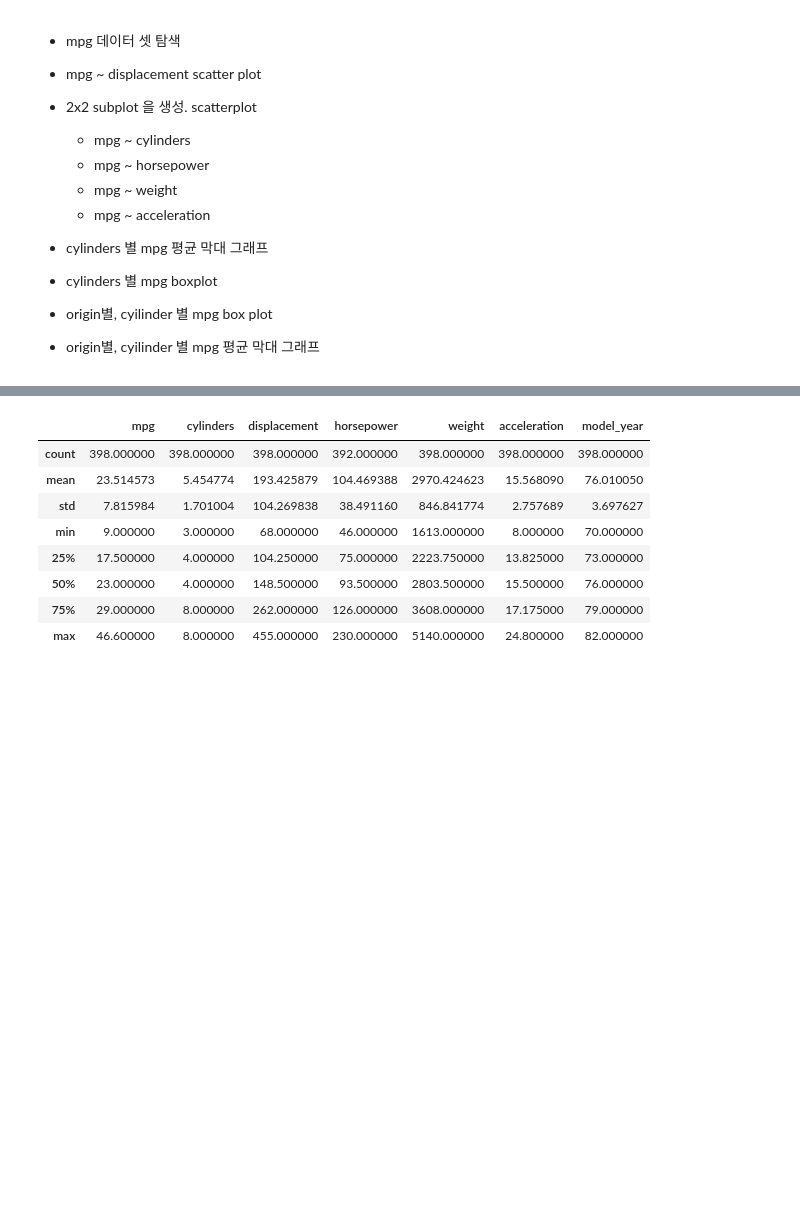
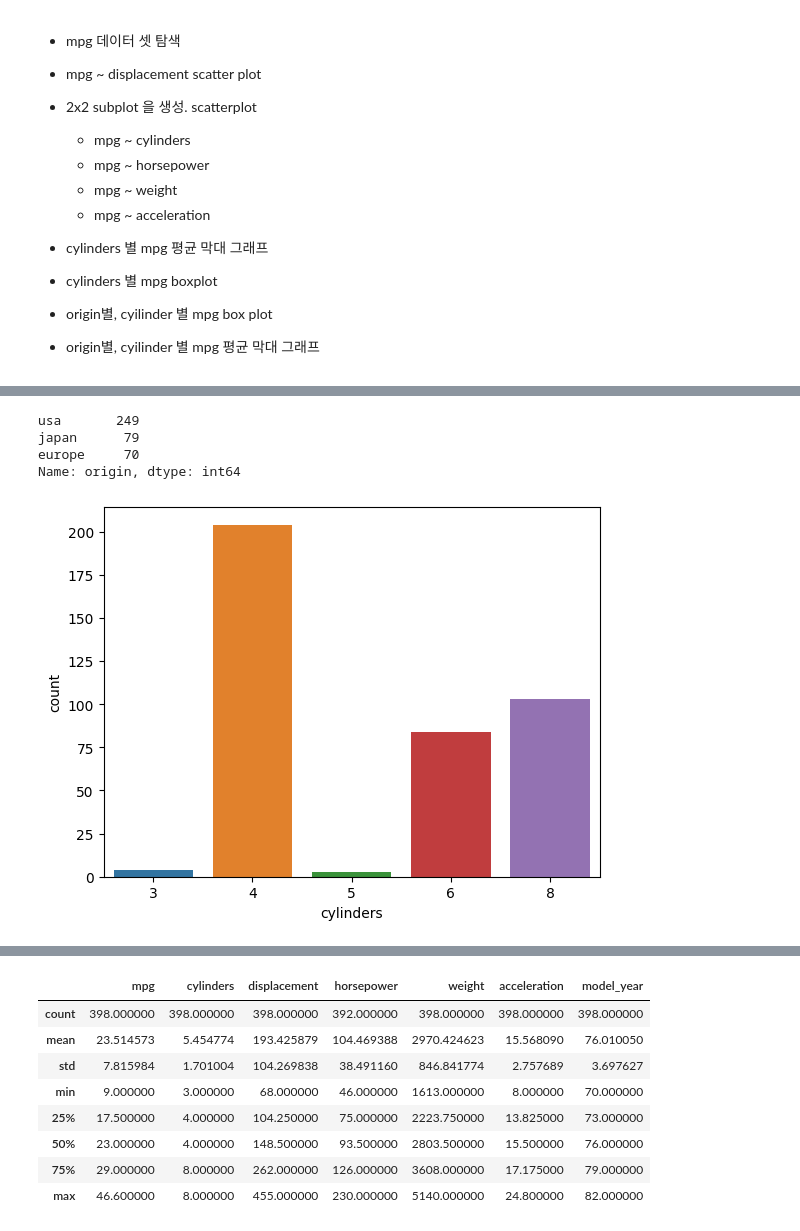
Before and after one commit to kim-dahun/python-study, a Jupyter notebook: py18_mpg.ipynb, the cells around one changed output, grey strips where cells are left out. Saved outputs shown, nothing was run; the diff lists cells and outputs as text; code cells hidden in the pictures; blank space fills up the shorter version.

```diff
--- a/py18_mpg.ipynb
+++ b/py18_mpg.ipynb
@@ -64,0 +74,14 @@ mpg(Mile Per Gallon) dataset: 자동차 연비 데이터 셋
+# %%
+# origin(자동차 생산 지역) 빈도수
+
+mpg.origin.value_counts()
+# %% [output]
+usa       249
+japan      79
+europe     70
+Name: origin, dtype: int64
+# %%
+sns.countplot(data=mpg, x='cylinders')
+plt.show()
+# %% [output]
+[figure, added]
```
Also changed, not shown: parts of 8 cells of this notebook.
